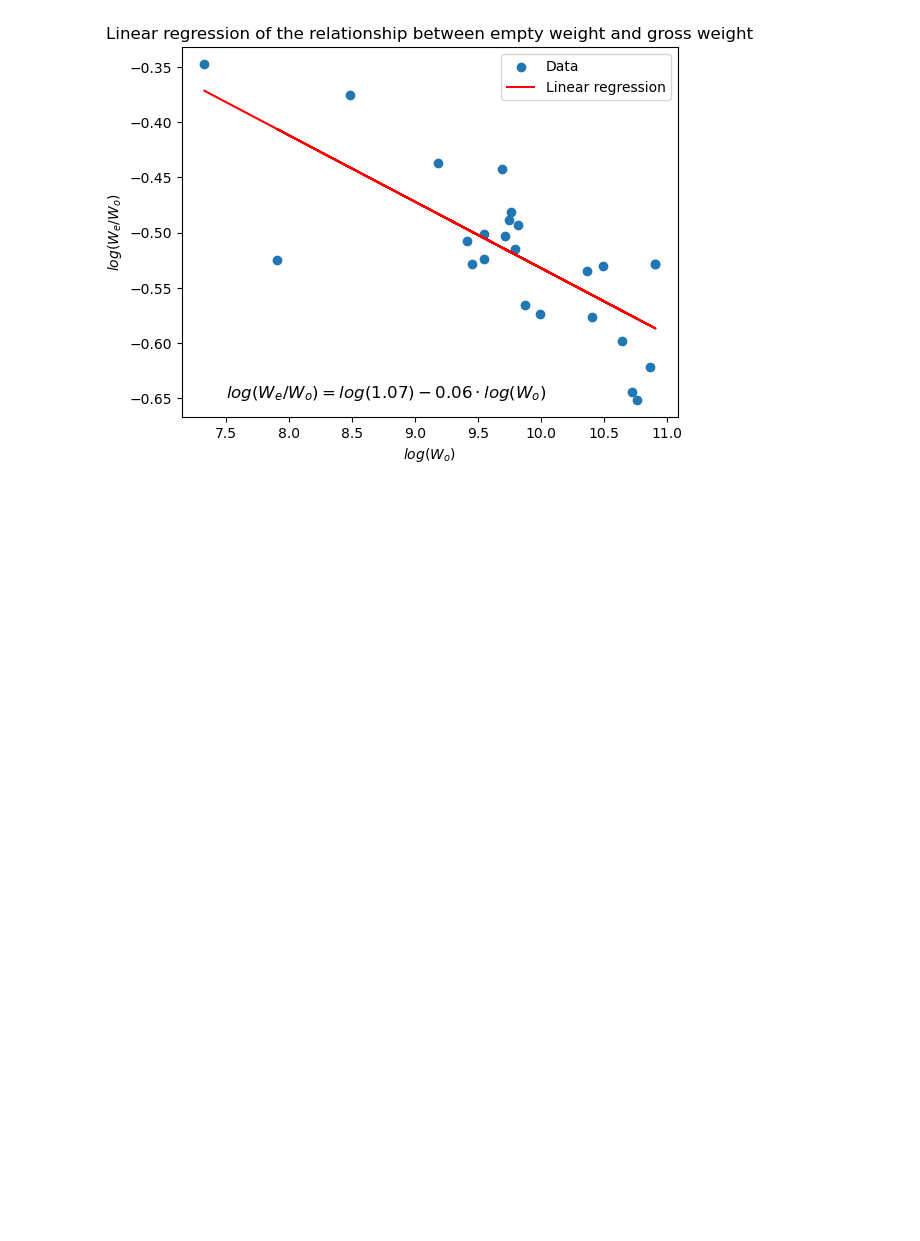
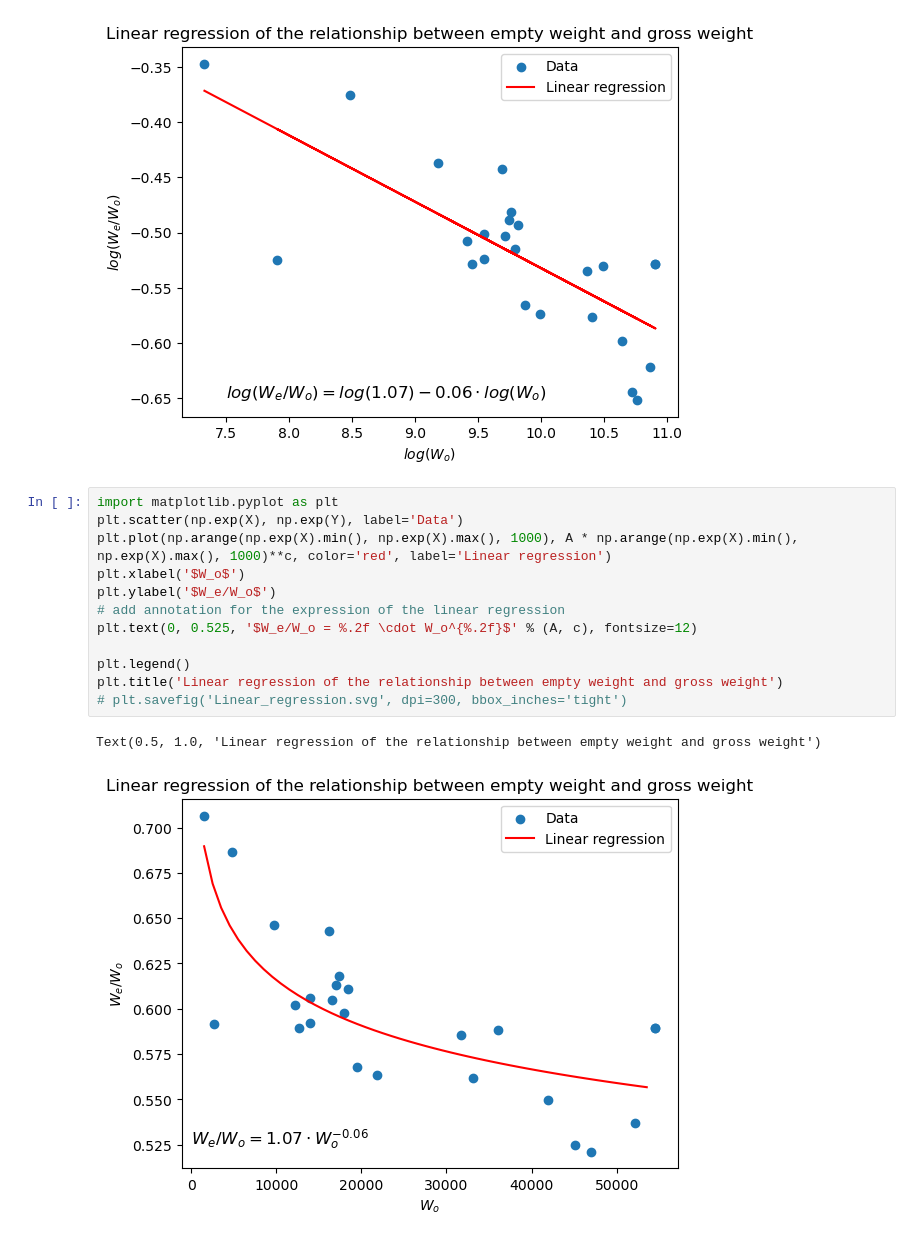
Before and after one commit to rzhangbq/MECH3620-Aircraft-Design-Group-Project, a Jupyter notebook: linear_regression/linear_regression.ipynb, the cells around one changed output. Drawn from its saved outputs; the diff is of its cells as text; blank space fills up the shorter version.

Commit message:
update linear_regression results

```diff
--- a/linear_regression/linear_regression.ipynb
+++ b/linear_regression/linear_regression.ipynb
@@ -55,3 +55,18 @@ plt.title('Linear regression of the relationship between empty weight and gross
 plt.savefig('Linear_regression.svg', dpi=300, bbox_inches='tight')
 # %% [output]
 [figure]
+# %%
+import matplotlib.pyplot as plt
+plt.scatter(np.exp(X), np.exp(Y), label='Data')
+plt.plot(np.arange(np.exp(X).min(), np.exp(X).max(), 1000), A * np.arange(np.exp(X).min(), np.exp(X).max(), 1000)**c, color='red', label='Linear regression')
+plt.xlabel('$W_o$')
+plt.ylabel('$W_e/W_o$')
+# add annotation for the expression of the linear regression
+plt.text(0, 0.525, '$W_e/W_o = %.2f \cdot W_o^{%.2f}$' % (A, c), fontsize=12)
+
+plt.legend()
+plt.title('Linear regression of the relationship between empty weight and gross weight')
+# plt.savefig('Linear_regression.svg', dpi=300, bbox_inches='tight')
+# %% [output]
+Text(0.5, 1.0, 'Linear regression of the relationship between empty weight and gross weight')
+[figure, added]
```
Also changed, not shown: 1 other file.
